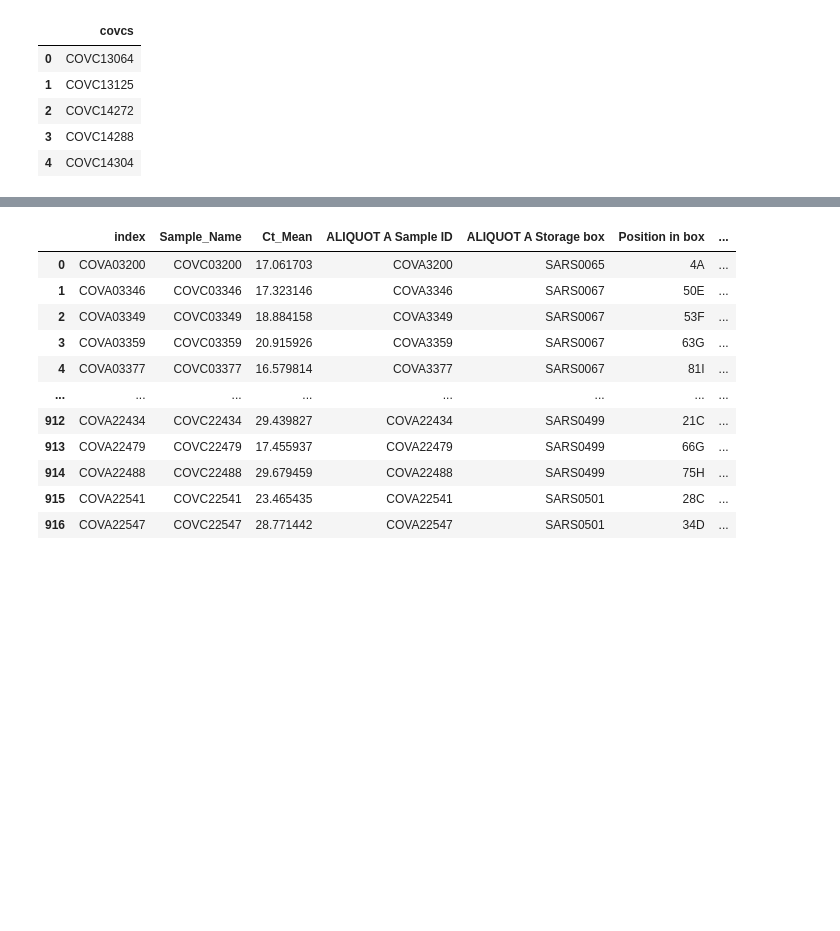
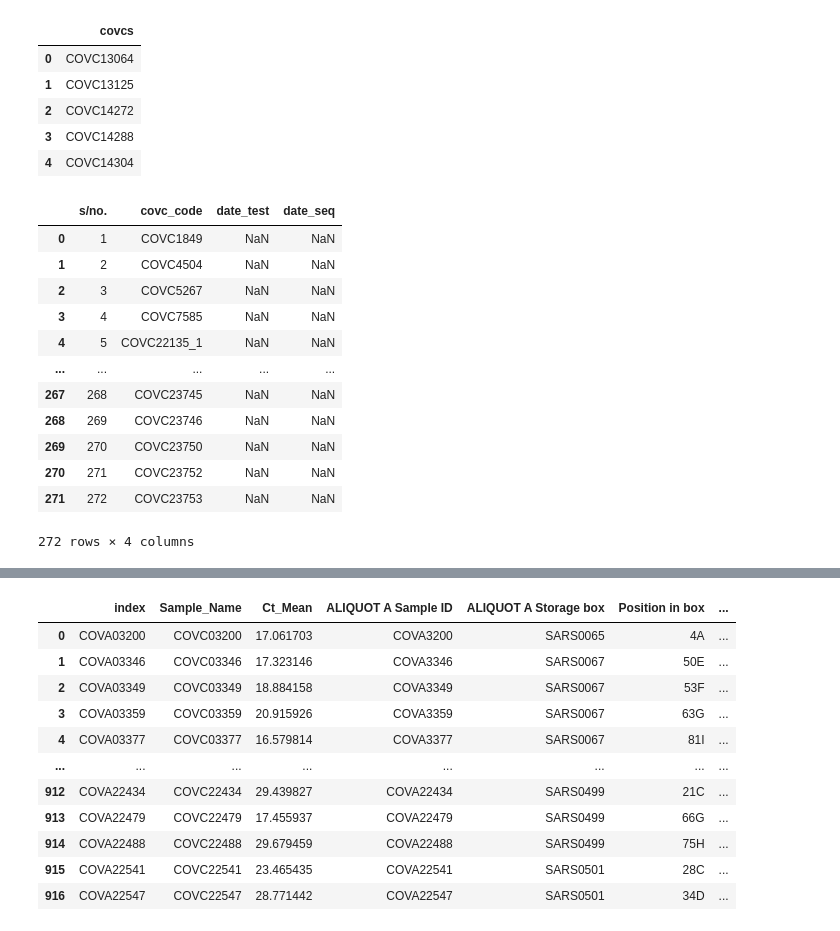
Before and after one commit to ousodaniel/SARS-CoV-2-Data-Workflows, a Jupyter notebook: retrieve-sapmles-for-seq-runsheets3.ipynb, the cells around one changed output, grey strips where cells are left out. Cells and saved outputs as stored; diff of their text form; code cells hidden in the pictures; blank space fills up the shorter version.

```diff
--- a/retrieve-sapmles-for-seq-runsheets3.ipynb
+++ b/retrieve-sapmles-for-seq-runsheets3.ipynb
@@ -303,3 +303,21 @@ seq_all.head()
 | 2 | COVC14272 |
 | 3 | COVC14288 |
 | 4 | COVC14304 |
+# %%
+forseq = pd.read_excel('/home/douso/Documents/RunSheets/all-selected-for-sequencing-covs.xlsx')
+# %%
+forseq
+# %% [output]
+|  | s/no. | covc_code | date_test | date_seq |
+| 0 | 1 | COVC1849 | NaN | NaN |
+| 1 | 2 | COVC4504 | NaN | NaN |
+| 2 | 3 | COVC5267 | NaN | NaN |
+| 3 | 4 | COVC7585 | NaN | NaN |
+| 4 | 5 | COVC22135_1 | NaN | NaN |
+| ... | ... | ... | ... | ... |
+| 267 | 268 | COVC23745 | NaN | NaN |
+| 268 | 269 | COVC23746 | NaN | NaN |
+| 269 | 270 | COVC23750 | NaN | NaN |
+| 270 | 271 | COVC23752 | NaN | NaN |
+| 271 | 272 | COVC23753 | NaN | NaN |
+272 rows × 4 columns
```
Also changed, not shown: parts of 7 cells of this notebook.
